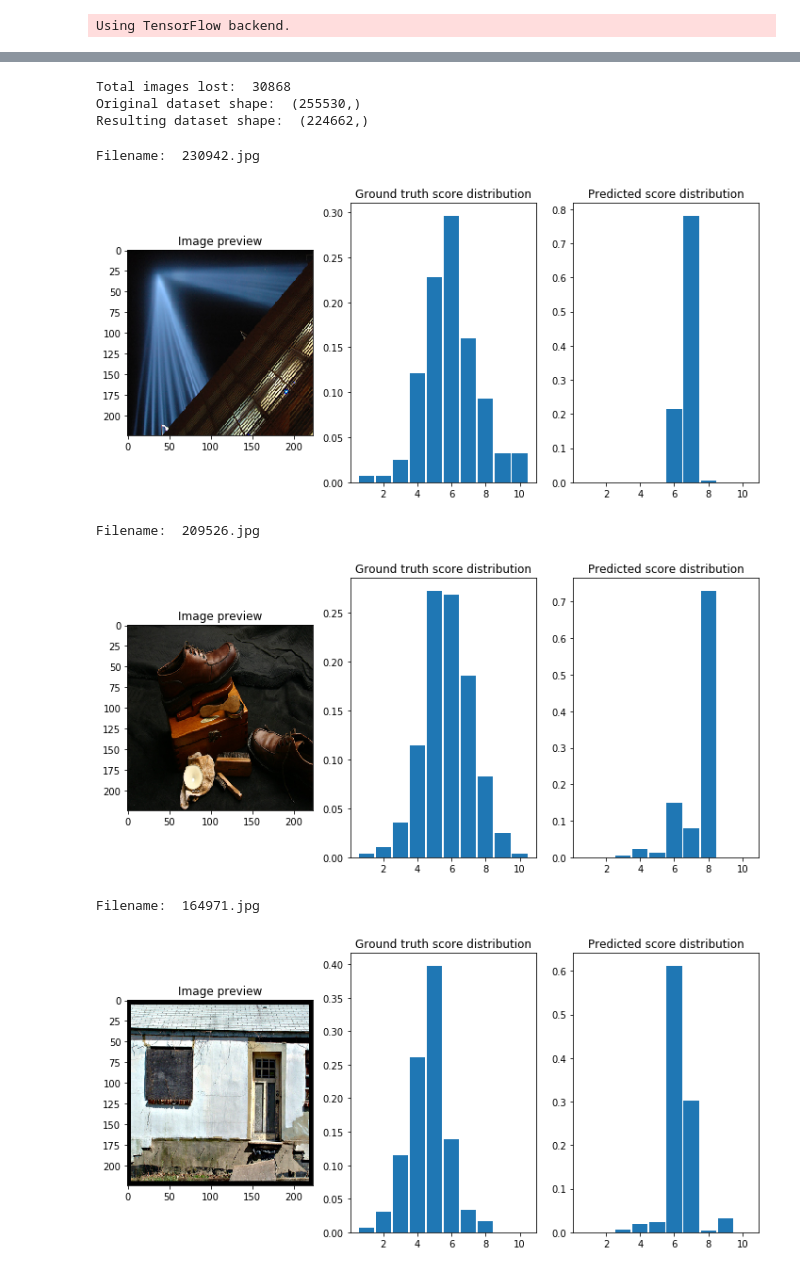
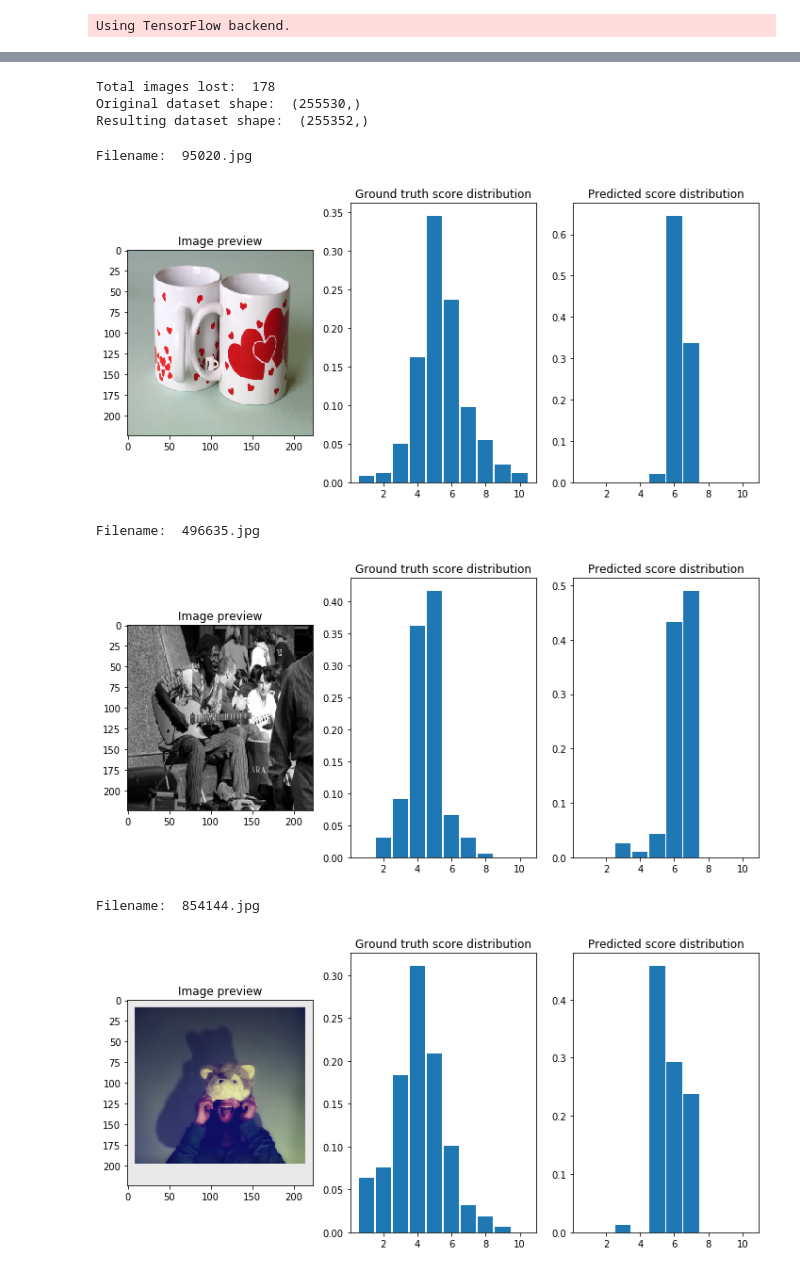
Before and after one commit to pablo-leo/NIMA-TFG, a Jupyter notebook: test_model.ipynb, the cells around one changed output, grey strips where cells are left out. Saved outputs shown, nothing was run; the diff lists cells and outputs as text; code cells hidden in the pictures.

```diff
--- a/test_model.ipynb
+++ b/test_model.ipynb
@@ -24,7 +24,8 @@ set_session(sess)  # set this TensorFlow session as the default session for Kera
 # %% [output]
 Using TensorFlow backend.
 # %%
-model_name = 'best_model.h5'
+#model_name = 'best_model.h5'
+model_name = 'best_model_0.09.h5'
 result_dir = './results'
 
 vgg_16 = create_VGG()
@@ -49,16 +50,19 @@ Non-trainable params: 134,260,544
 _________________________________________________________________
 # %%
 # directory where we are going to work on
-workdir = './data'
+#workdir = './data'
+workdir = '/home/frubio/AVA/'
 # %%
 # load and clean the dataset
 x_train, y_train = load_ava(workdir)
 x_train, y_train = clean_data(workdir, x_train, y_train)
 # %% [output]
-Total images lost:  30868
+Total images lost:  178
 Original dataset shape:  (255530,)
-Resulting dataset shape:  (224662,)
+Resulting dataset shape:  (255352,)
 # %%
+train_dir_images = os.path.join(workdir, 'AVA_images')
+
 # number of random samples to be plotted
 n_rand_samples = 3
 
@@ -72,7 +76,7 @@ val_images = []
 # load the images into memmory
 for image in val_images_name:
     case_filename = str(image) + '.jpg'
-    case = os.path.join(workdir, 'images', case_filename)
+    case = os.path.join(train_dir_images, case_filename)
     val_images.append(cv2.resize(cv2.cvtColor(cv2.imread(case, 1), cv2.COLOR_BGR2RGB), (224, 224)))
 
 val_images = np.array(val_images)
@@ -80,37 +84,37 @@ val_labels_pred = vgg_16.predict(val_images)
 
 # plot n_rand_samples
 for i in range(n_rand_samples):
 
     case_filename = str(val_images_name[i]) + '.jpg'
-    case = os.path.join(workdir, 'images', case_filename)
+    case = os.path.join(train_dir_images, case_filename)
     print("Filename: ", case_filename)
 
     plt.figure(figsize=(12, 12))
 
     # open image with opencv and visualize it
     plt.subplot(2, 3, 1)
     image = cv2.resize(cv2.cvtColor(cv2.imread(case, 1), cv2.COLOR_BGR2RGB), (224, 224)) # cv2 loads an image BGR rather than RGB
     plt.title('Image preview')
     plt.imshow(image)
 
     # plot the ground truth score distribution of the image
     plt.subplot(2, 3, 2)
     punt_true = val_labels_true[i]
     punt_true = punt_true / np.sum(punt_true)
     plt.title('Ground truth score distribution')
     plt.bar(np.arange(1,11), height = punt_true, width = 0.9)
 
     # plot the predicted score distribution of the image
     plt.subplot(2, 3, 3)
     punt_pred = val_labels_pred[i]
     plt.title('Predicted score distribution')
     plt.bar(np.arange(1,11), height = punt_pred, width = 0.9)
 
     plt.show()
 # %% [output]
-Filename:  230942.jpg
+Filename:  95020.jpg
-[figure, old version]
+[figure, new version]
-Filename:  209526.jpg
+Filename:  496635.jpg
-[figure, old version]
+[figure, new version]
-Filename:  164971.jpg
+Filename:  854144.jpg
-[figure, old version]
+[figure, new version]
```
Also changed, not shown: 5 other files.
